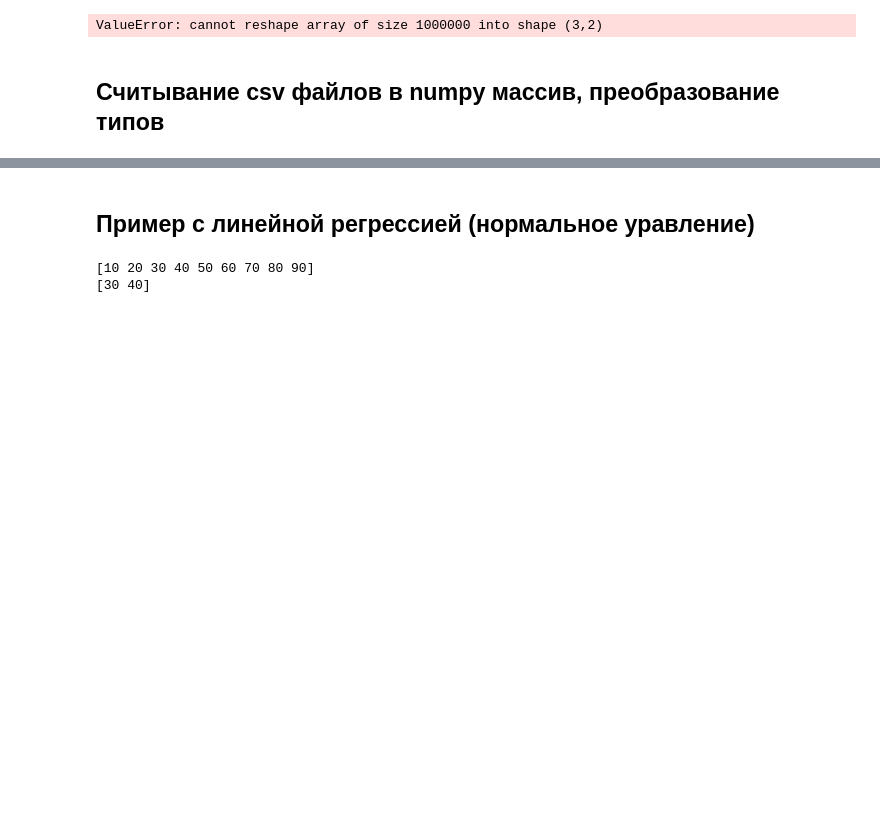
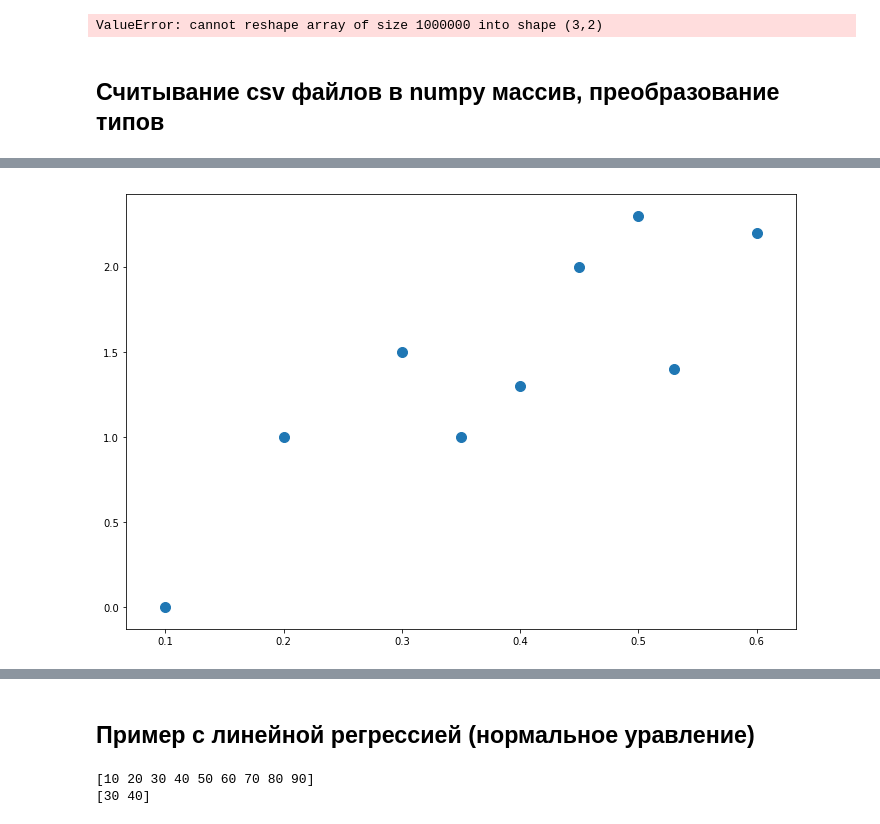
Before and after one commit to nesterione/dl, a Jupyter notebook: lesson3/lesson3.ipynb, the cells around one changed output, grey strips where cells are left out. Saved outputs shown, nothing was run; the diff lists cells and outputs as text; code cells hidden in the pictures; blank space fills up the shorter version.

```diff
--- a/lesson3/lesson3.ipynb
+++ b/lesson3/lesson3.ipynb
@@ -366,0 +377,12 @@ ValueError: cannot reshape array of size 1000000 into shape (3,2)
+# %%
+%matplotlib inline
+import matplotlib.pyplot as plt
+
+x = np.array([0.1,0.2,0.3,0.35,0.4,0.45,0.5,0.53,0.6])
+y = np.array([0, 1, 1.5, 1, 1.3 ,2,2.3,1.4,2.2])
+
+plt.figure(figsize=(12, 8))
+plt.scatter(x, y,s=100)
+plt.show()
+# %% [output]
+[figure, added]
```
Also changed, not shown: parts of 12 cells of this notebook.
